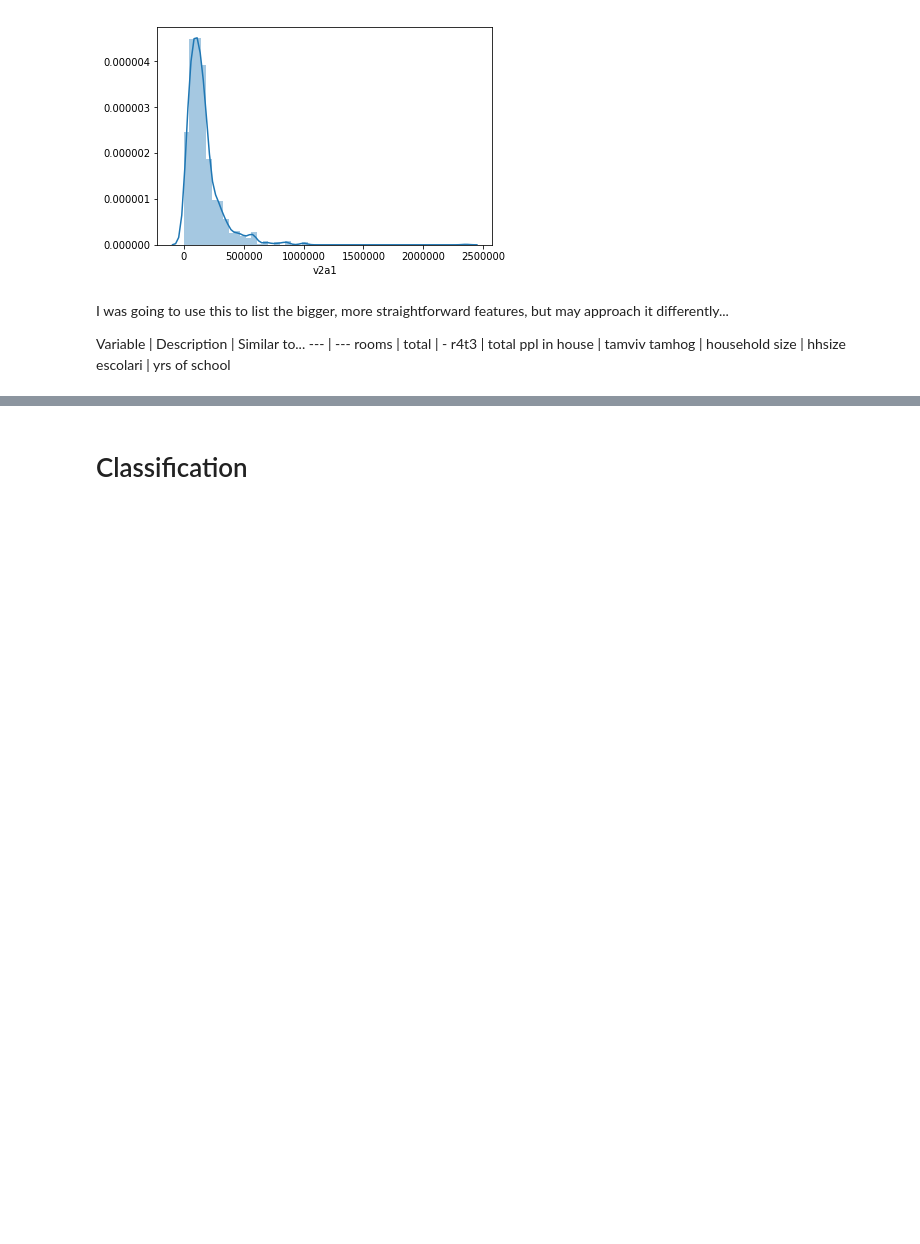
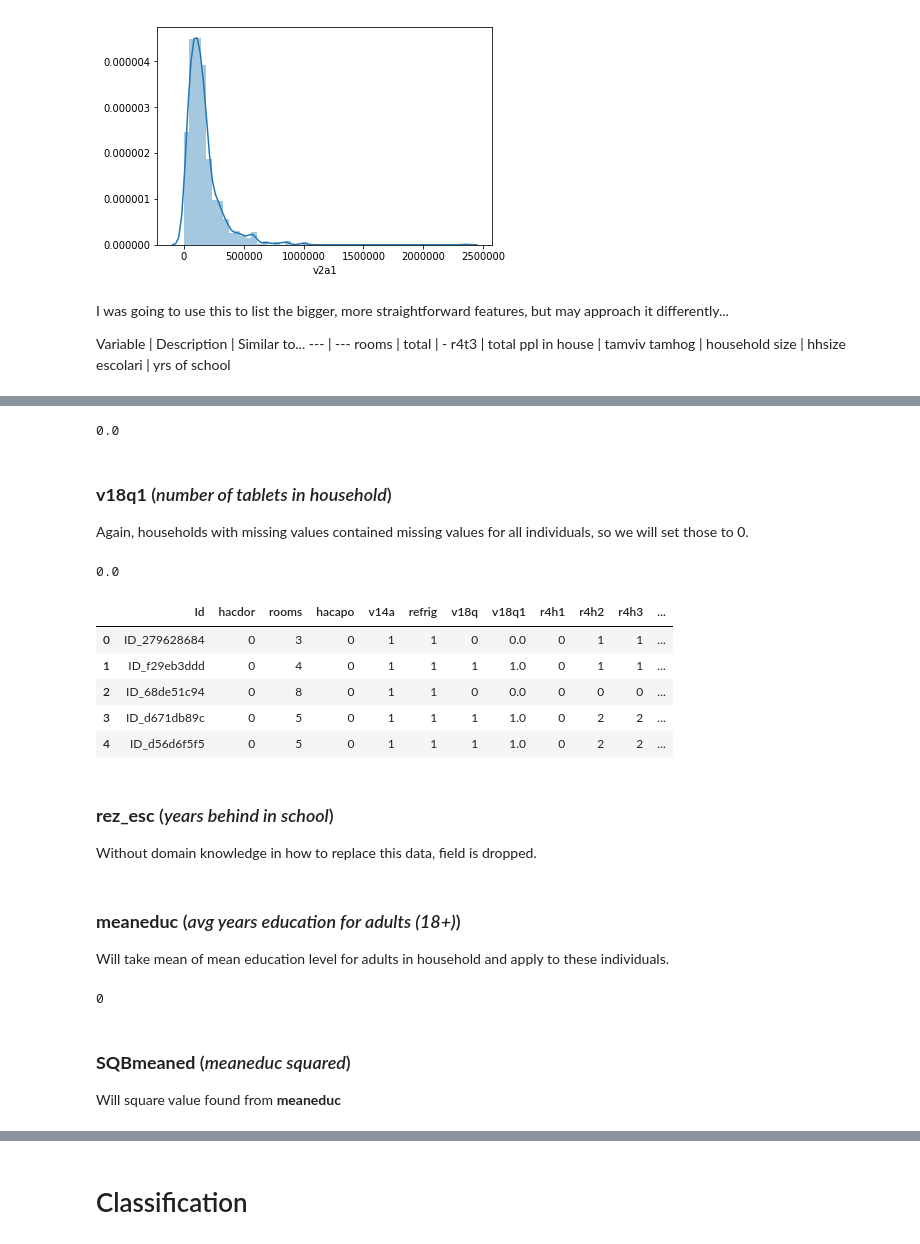
Before and after one commit to nemasobhani/Kaggle-Costa-Rican-Poverty-Prediction, a Jupyter notebook: master_report.ipynb, the cells around one changed output, grey strips where cells are left out. Saved outputs shown, nothing was run; the diff lists cells and outputs as text; code cells hidden in the pictures; blank space fills up the shorter version.

```diff
--- a/master_report.ipynb
+++ b/master_report.ipynb
@@ -320,0 +359,33 @@ escolari | yrs of school
+# %%
+# See if any members of household have rental value if there is a NaN for rent in household
+any_nan = df.groupby('idhogar')['v2a1'].apply(lambda x: np.isnan(x).any()).mean()
+all_nan = df.groupby('idhogar')['v2a1'].apply(lambda x: np.isnan(x).all()).mean()
+any_nan - all_nan
+# %% [output]
+0.0
+# %%
+df.drop('v2a1', axis=1, inplace=True)
+# %% [markdown]
+### **v18q1** (*number of tablets in household*)
+
+Again, households with missing values contained missing values for all individuals, so we will set those to 0.
+# %%
+any_nan = df.groupby('idhogar')['v18q'].apply(lambda x: np.isnan(x).any()).mean()
+all_nan = df.groupby('idhogar')['v18q'].apply(lambda x: np.isnan(x).all()).mean()
+any_nan - all_nan
+# %% [output]
+0.0
+# %%
+df.v18q1.fillna(0, inplace=True)
+df.head()
+# %% [output]
+|  | Id | hacdor | rooms | hacapo | v14a | refrig | v18q | v18q1 | r4h1 | r4h2 | r4h3 | ... |
+| 0 | ID_279628684 | 0 | 3 | 0 | 1 | 1 | 0 | 0.0 | 0 | 1 | 1 | ... |
+| 1 | ID_f29eb3ddd | 0 | 4 | 0 | 1 | 1 | 1 | 1.0 | 0 | 1 | 1 | ... |
+| 2 | ID_68de51c94 | 0 | 8 | 0 | 1 | 1 | 0 | 0.0 | 0 | 0 | 0 | ... |
+| 3 | ID_d671db89c | 0 | 5 | 0 | 1 | 1 | 1 | 1.0 | 0 | 2 | 2 | ... |
+| 4 | ID_d56d6f5f5 | 0 | 5 | 0 | 1 | 1 | 1 | 1.0 | 0 | 2 | 2 | ... |
+# %% [markdown]
+### **rez_esc** (*years behind in school*)
+
+Without domain knowledge in how to replace this data, field is dropped.
@@ -320,0 +394,36 @@ escolari | yrs of school
+# %% [markdown]
+### **meaneduc** (*avg years education for adults (18+)*)
+
+Will take mean of mean education level for adults in household and apply to these individuals.
+# %%
+educ_by_household = df[df.age >= 18].groupby('idhogar')['escolari'].mean()
+
+def missing_educ(x, SQ=False):
+
+    if SQ == False:
+        col = 'meaneduc'
+    else:
+        col = 'SQBmeaned'
+
+    # Find missing value ids
+    missing_ids = x[x[col].isna()][col].keys()
+
+    # Iterate over missing values and set them to correct value
+    for i in missing_ids:
+        if SQ == False:
+            household = x.loc[i, 'idhogar']
+            x.loc[i, col] = educ_by_household[household]
+        else:
+            avg = x.loc[i, 'meaneduc']
+            x.loc[i, col] = avg ** 2
+
+    return x
+
+df = missing_educ(df)
+df.meaneduc.isna().sum()
+# %% [output]
+0
+# %% [markdown]
+### **SQBmeaned** (*meaneduc squared*)
+
+Will square value found from **meaneduc**
```
Also changed, not shown: parts of 14 cells of this notebook.
